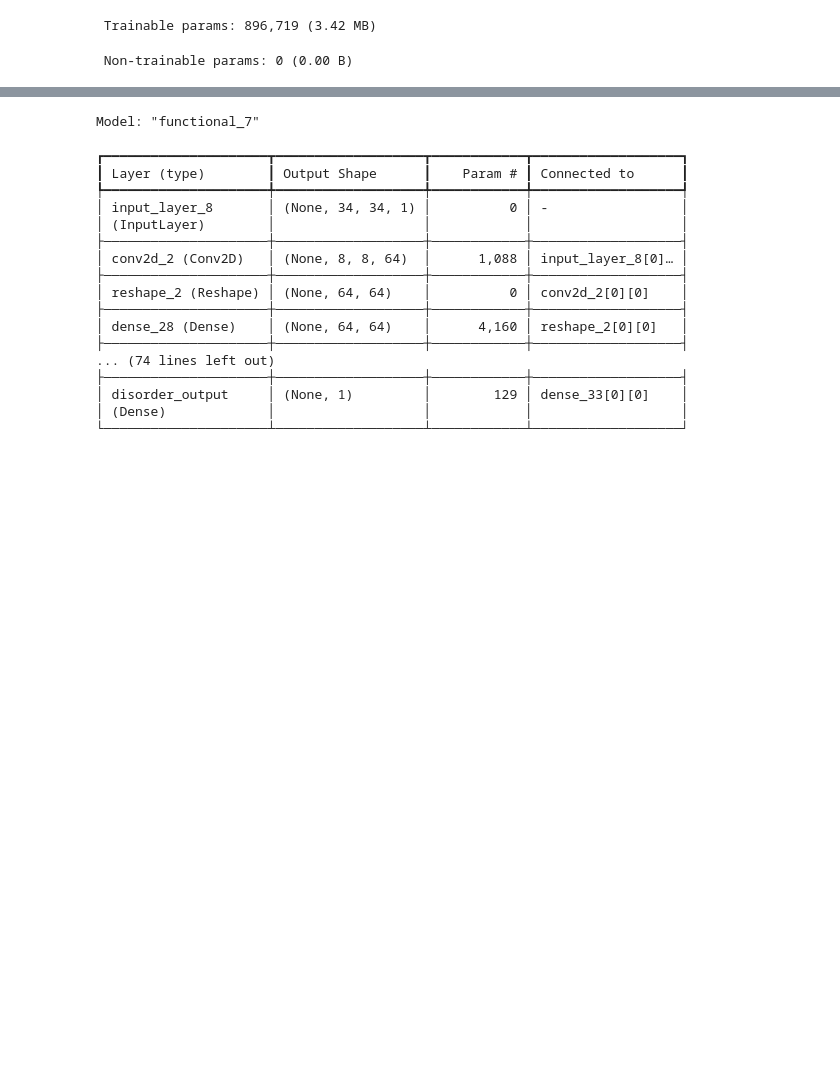
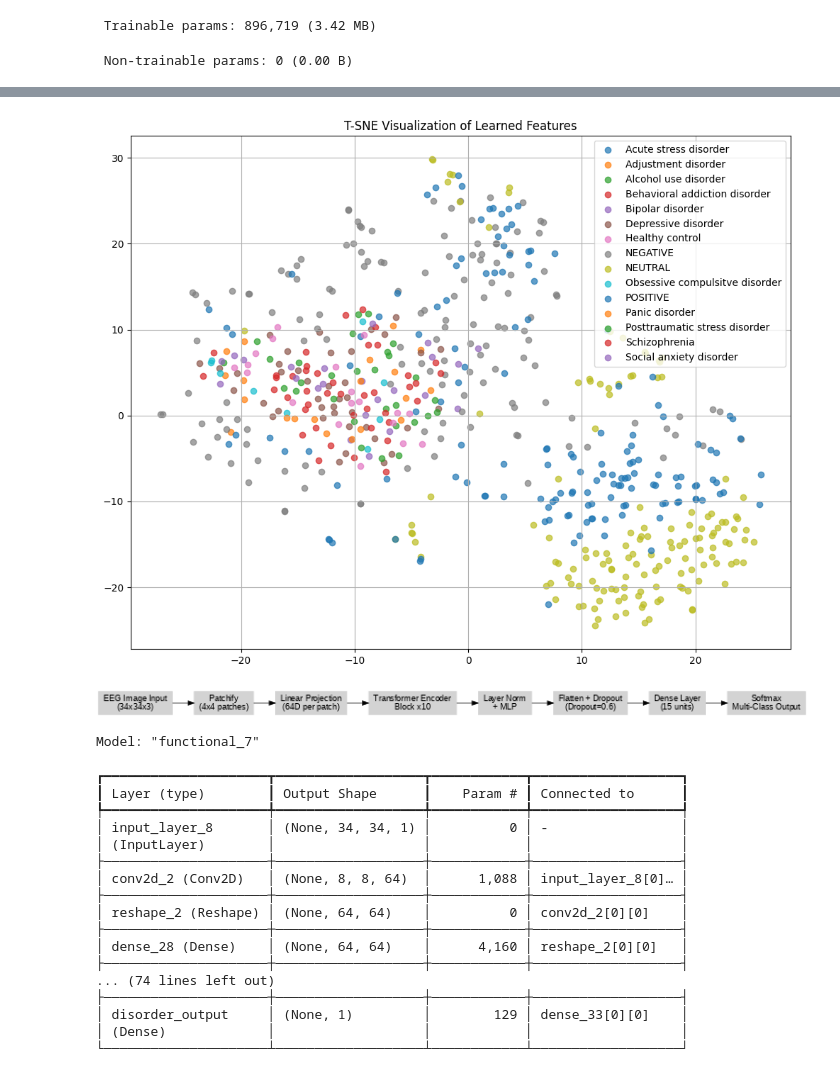
Before and after one commit to snmkrhn/EEG-Sinyalleri-ile-Psikiyatrik-Bozukluklar-n-Tespiti, a Jupyter notebook: EEG_Sinyalleri_ile_Psikiyatrik_Bozuklukların.ipynb, the cells around one changed output, grey strips where cells are left out. Cells and saved outputs as stored; diff of their text form; code cells hidden in the pictures; blank space fills up the shorter version.

Commit message:
Colab kullanılarak oluşturuldu

```diff
--- a/EEG_Sinyalleri_ile_Psikiyatrik_Bozuklukların.ipynb
+++ b/EEG_Sinyalleri_ile_Psikiyatrik_Bozuklukların.ipynb
@@ -1386,0 +1466,25 @@ Epoch 11/50
+# %%
+from sklearn.manifold import TSNE
+from sklearn.decomposition import PCA
+
+# Ara temsili katmandan vektör elde edelim (örn: model.layers[-2].output)
+from tensorflow.keras.models import Model
+
+feature_extractor = Model(inputs=model.input, outputs=model.layers[-2].output)
+features = feature_extractor.predict(X_test)
+
+# T-SNE ile 2D'ye indir
+tsne = TSNE(n_components=2, perplexity=30, random_state=42)
+features_2d = tsne.fit_transform(features)
+
+plt.figure(figsize=(10, 8))
+for label in np.unique(y_true):
+    idx = y_true == label
+    plt.scatter(features_2d[idx, 0], features_2d[idx, 1], label=class_names[label], alpha=0.7)
+
+plt.title("T-SNE Visualization of Learned Features")
+plt.legend()
+plt.grid(True)
+plt.tight_layout()
+plt.show()
+# %% [output]
@@ -1387,3 +1492,41 @@ Epoch 11/50
+[figure, added]
+# %%
+# Colab'da çalıştırılabilir model mimarisi diyagramı için
+!apt-get install graphviz -qq
+!pip install graphviz -q
+
+from graphviz import Digraph
+
+dot = Digraph(comment='Vision Transformer Model - EEG Multi-Class Classification')
+
+dot.attr(rankdir='LR', size='8,5')
+dot.attr('node', shape='box', style='filled', color='lightgrey', fontname='Helvetica')
+
+# Giriş
+dot.node('A', 'EEG Image Input\n(34x34x3)')
+
+# Patchify
+dot.node('B', 'Patchify\n(4x4 patches)')
+dot.node('C', 'Linear Projection\n(64D per patch)')
+
+# Transformer Encoder Blokları
+dot.node('D1', 'Transformer Encoder\nBlock x10')
+dot.node('D2', 'Layer Norm\n+ MLP')
+dot.node('D3', 'Flatten + Dropout\n(Dropout=0.6)')
+
+# Çıkış
+dot.node('E', 'Dense Layer\n(15 units)')
+dot.node('F', 'Softmax\nMulti-Class Output')
+
+# Bağlantılar
+dot.edges([('A', 'B'), ('B', 'C'), ('C', 'D1'), ('D1', 'D2'), ('D2', 'D3'), ('D3', 'E'), ('E', 'F')])
+
+# Göster
+dot.render('vit_model_diagram', format='png', cleanup=False)
+from IPython.display import Image
+Image(filename='vit_model_diagram.png')
+# %% [output]
+[figure, added]
 # %%
 import tensorflow as tf
 from tensorflow.keras import layers, models, Input, Model
```
Also changed, not shown: parts of 4 cells of this notebook.
